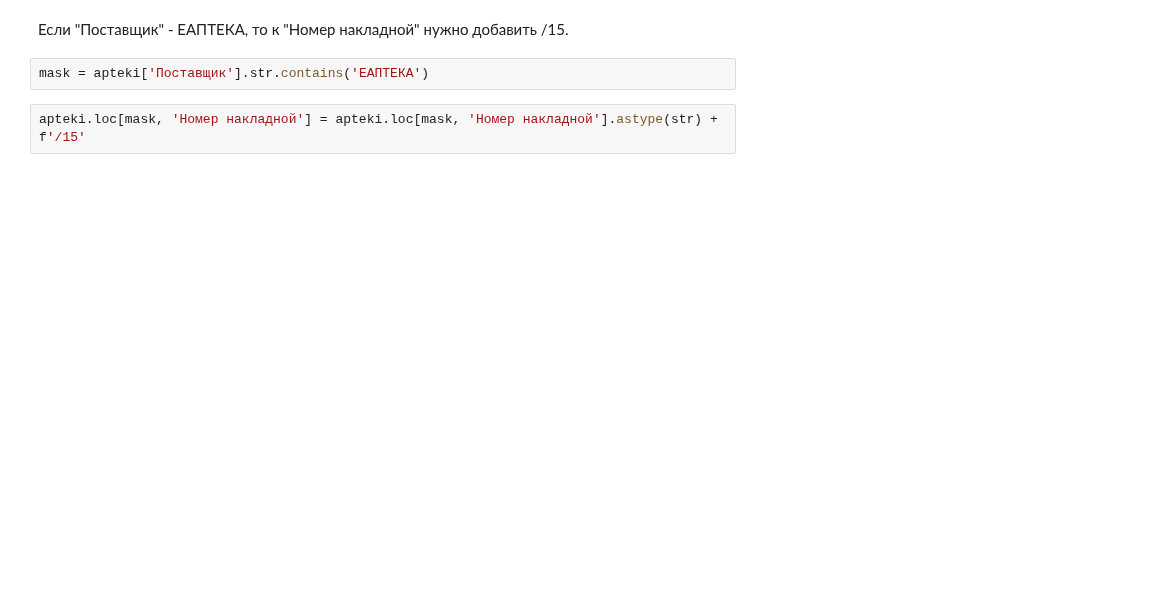
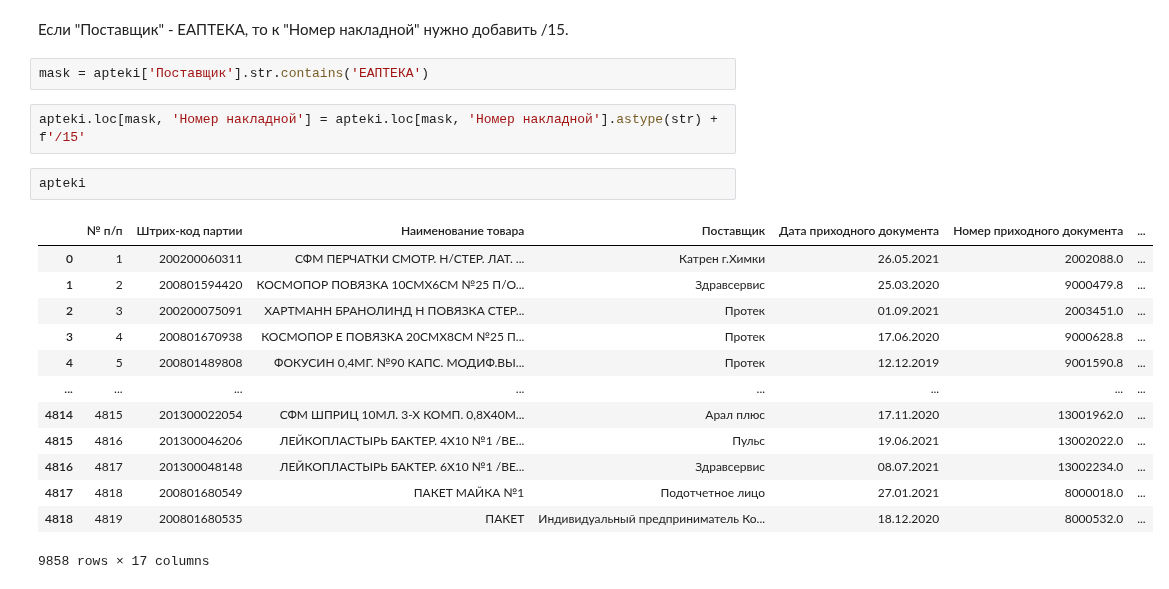
Before and after one commit to mishandri/Data-Analysis, a Jupyter notebook: 07. Практический кейс Pandas/Case 7. Решение.ipynb, the cells around one changed output. Saved outputs shown, nothing was run; the diff lists cells and outputs as text; blank space fills up the shorter version.

```diff
--- a/07. Практический кейс Pandas/Case 7. Решение.ipynb
+++ b/07. Практический кейс Pandas/Case 7. Решение.ipynb
@@ -89,3 +86,19 @@ apteki["Сравнение дат"] = None
 mask = apteki['Поставщик'].str.contains('ЕАПТЕКА')
 # %%
 apteki.loc[mask, 'Номер накладной'] = apteki.loc[mask, 'Номер накладной'].astype(str) + f'/15'
+# %%
+apteki
+# %% [output]
+|  | № п/п | Штрих-код партии | Наименование товара | Поставщик | Дата приходного документа | Номер приходного документа | ... |
+| 0 | 1 | 200200060311 | СФМ ПЕРЧАТКИ СМОТР. Н/СТЕР. ЛАТ. ... | Катрен г.Химки | 26.05.2021 | 2002088.0 | ... |
+| 1 | 2 | 200801594420 | КОСМОПОР ПОВЯЗКА 10СМХ6СМ №25 П/О... | Здравсервис | 25.03.2020 | 9000479.8 | ... |
+| 2 | 3 | 200200075091 | ХАРТМАНН БРАНОЛИНД H ПОВЯЗКА СТЕР... | Протек | 01.09.2021 | 2003451.0 | ... |
+| 3 | 4 | 200801670938 | КОСМОПОР Е ПОВЯЗКА 20СМХ8СМ №25 П... | Протек | 17.06.2020 | 9000628.8 | ... |
+| 4 | 5 | 200801489808 | ФОКУСИН 0,4МГ. №90 КАПС. МОДИФ.ВЫ... | Протек | 12.12.2019 | 9001590.8 | ... |
+| ... | ... | ... | ... | ... | ... | ... | ... |
+| 4814 | 4815 | 201300022054 | СФМ ШПРИЦ 10МЛ. 3-Х КОМП. 0,8Х40М... | Арал плюс | 17.11.2020 | 13001962.0 | ... |
+| 4815 | 4816 | 201300046206 | ЛЕЙКОПЛАСТЫРЬ БАКТЕР. 4Х10 №1 /ВЕ... | Пульс | 19.06.2021 | 13002022.0 | ... |
+| 4816 | 4817 | 201300048148 | ЛЕЙКОПЛАСТЫРЬ БАКТЕР. 6X10 №1 /ВЕ... | Здравсервис | 08.07.2021 | 13002234.0 | ... |
+| 4817 | 4818 | 200801680549 | ПАКЕТ МАЙКА №1 | Подотчетное лицо | 27.01.2021 | 8000018.0 | ... |
+| 4818 | 4819 | 200801680535 | ПАКЕТ | Индивидуальный предприниматель Ко... | 18.12.2020 | 8000532.0 | ... |
+9858 rows × 17 columns
```
Also changed, not shown: parts of 16 cells of this notebook.
